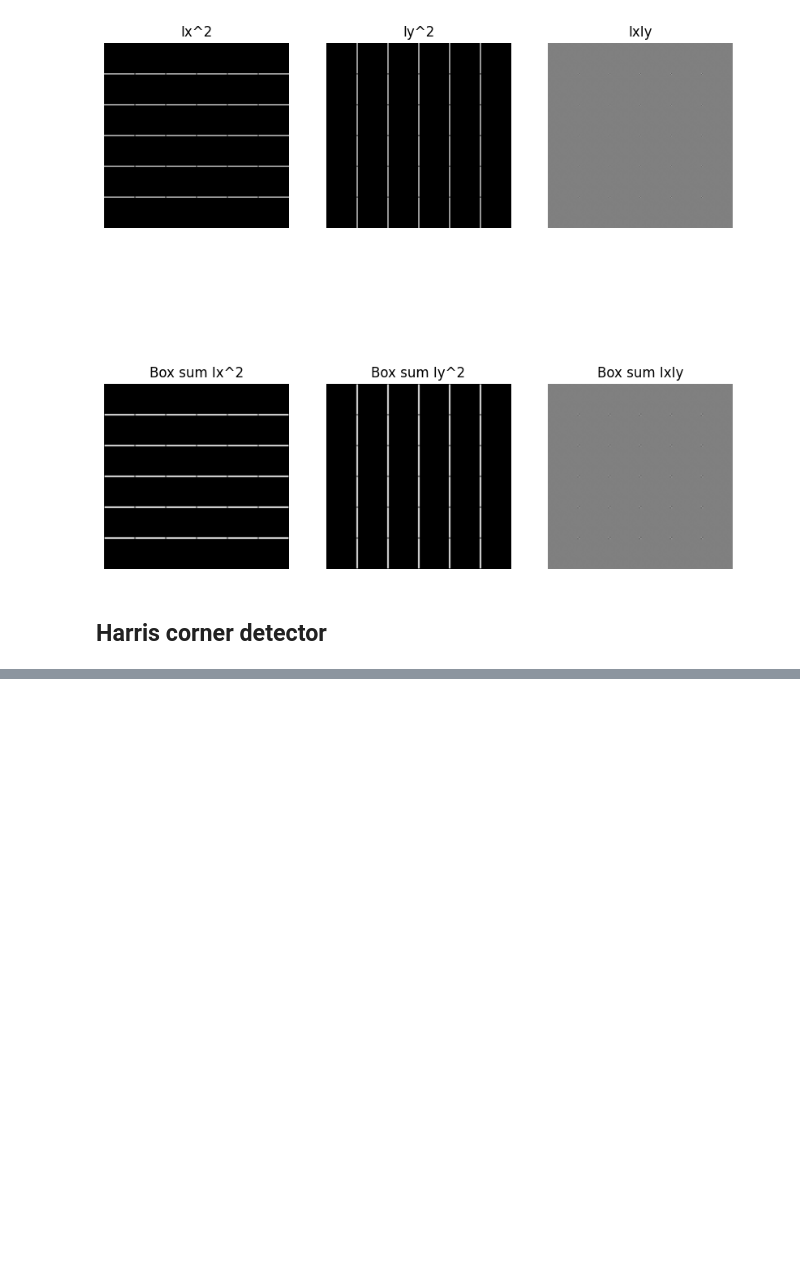
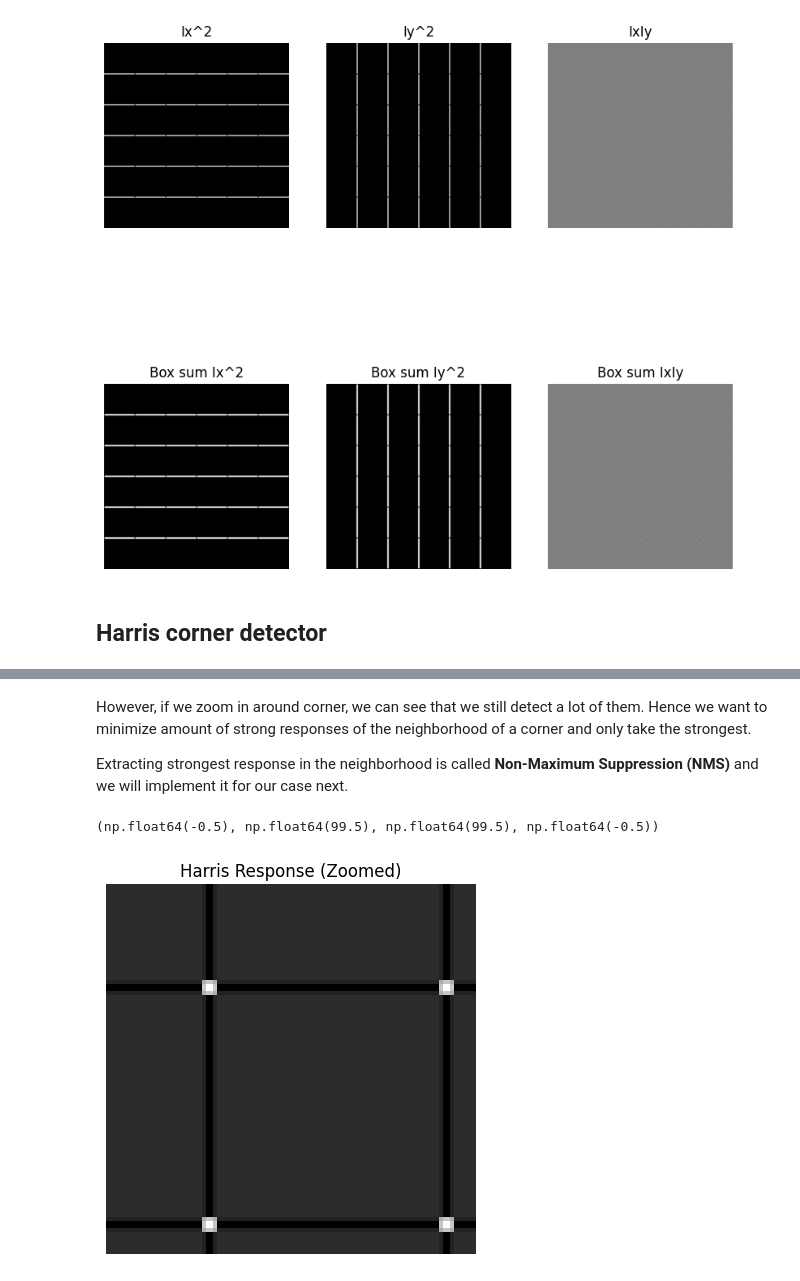
Before and after one commit to Logrus/learning-photogrammetric-computer-vision, a Jupyter notebook: 00_keypoints.ipynb, the cells around one changed output, grey strips where cells are left out. Cells and saved outputs as stored; diff of their text form; code cells hidden in the pictures; blank space fills up the shorter version.

```diff
--- a/00_keypoints.ipynb
+++ b/00_keypoints.ipynb
@@ -407,0 +444,12 @@ plt.colorbar()
+# %% [markdown]
+However, if we zoom in around corner, we can see that we still detect a lot of them. Hence we want to minimize amount of strong responses of the neighborhood of a corner and only take the strongest.
+
+Extracting strongest response in the neighborhood is called **Non-Maximum Suppression (NMS)** and we will implement it for our case next.
+# %%
+# Zoom in on the corner
+plt.imshow(R[100:200, 100:200], cmap='gray')
+plt.title('Harris Response (Zoomed)')
+plt.axis('off')
+# %% [output]
+(np.float64(-0.5), np.float64(99.5), np.float64(99.5), np.float64(-0.5))
+[figure, added]
```
Also changed, not shown: parts of 22 cells of this notebook, 8 other files.
